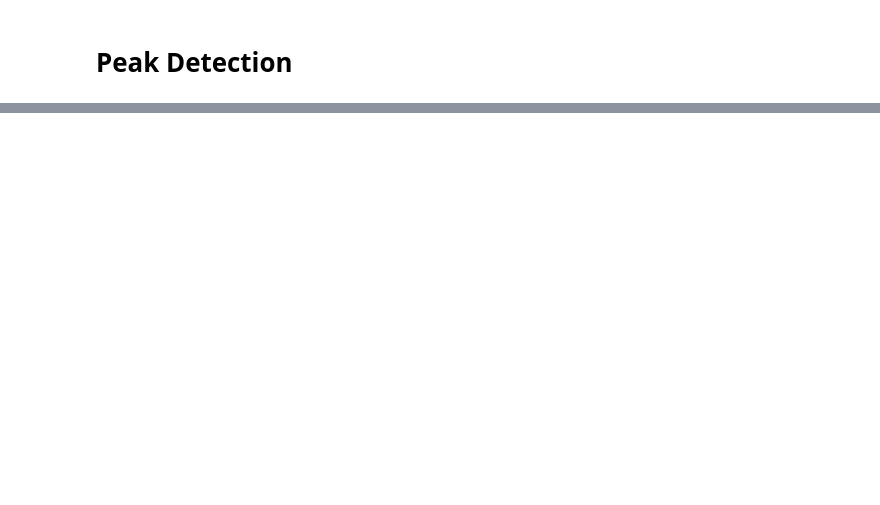
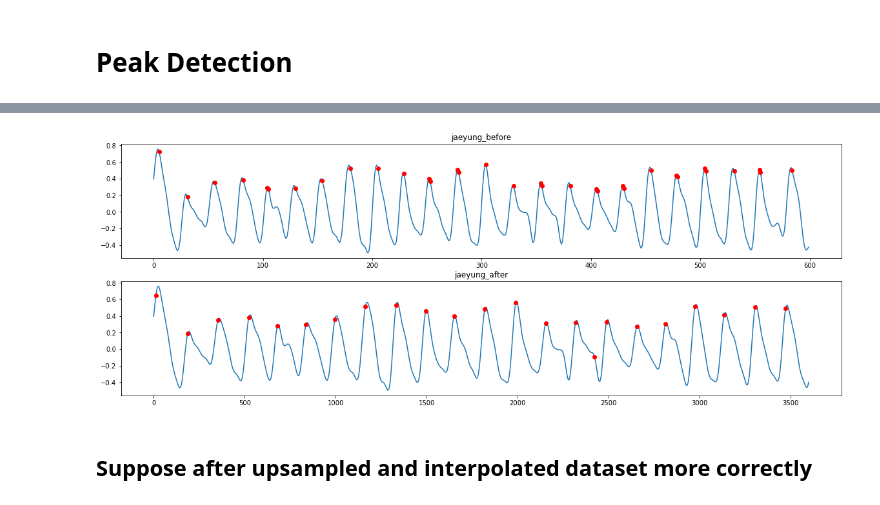
Before and after one commit to jaeyung1001/ML_MEDICAL, a Jupyter notebook: Assignment3/Assignment3.ipynb, the cells around one changed output, grey strips where cells are left out. Cells and saved outputs as stored; diff of their text form; code cells hidden in the pictures; blank space fills up the shorter version.

Commit message:
jaeyung done

```diff
--- a/Assignment3/Assignment3.ipynb
+++ b/Assignment3/Assignment3.ipynb
@@ -147,0 +149,32 @@ plt.show()
+# %%
+def lets_find_peak_20(dict, cutting):
+    fig = plt.figure(figsize=(20, 15))
+    new_dict = {}
+    for index, data in enumerate(dict):
+        if(data.find("jaeyung_before") == 0):
+            cutting = cutting
+            p_range = 10
+        else:
+            cutting = cutting * 6
+            p_range = 100
+
+        new_dict[data] = dict[data][:cutting]
+        peak = signal.find_peaks_cwt(new_dict[data], np.arange(1,p_range))
+        peak_y = []
+        # print(a_tck)
+        for i in peak:
+            peak_y.append(new_dict[data][i])
+        ax1 = fig.add_subplot(4,1,index+1)
+        plt.title(data)
+        plt.plot(list(range(len(new_dict[data]))), new_dict[data], peak, peak_y, 'ro')
+    plt.show()
+# %%
+input_dict = {}
+input_dict["jaeyung_before"] = smooth["jaeyung_normal1.mp4"]
+input_dict["jaeyung_after"] = after_up_inter["jaeyung_normal1.mp4"]
+
+lets_find_peak_20(input_dict, 600)
+# %% [output]
+[figure, added]
+# %% [markdown]
+## Suppose after upsampled and interpolated dataset more correctly
```
Also changed, not shown: parts of 14 cells of this notebook.
